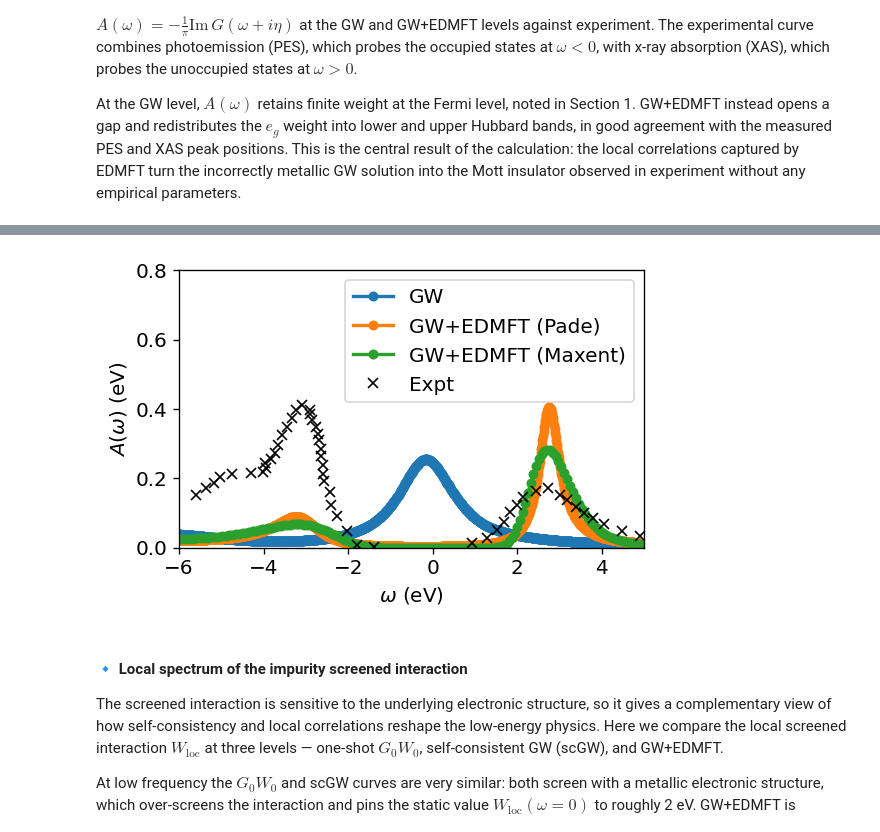
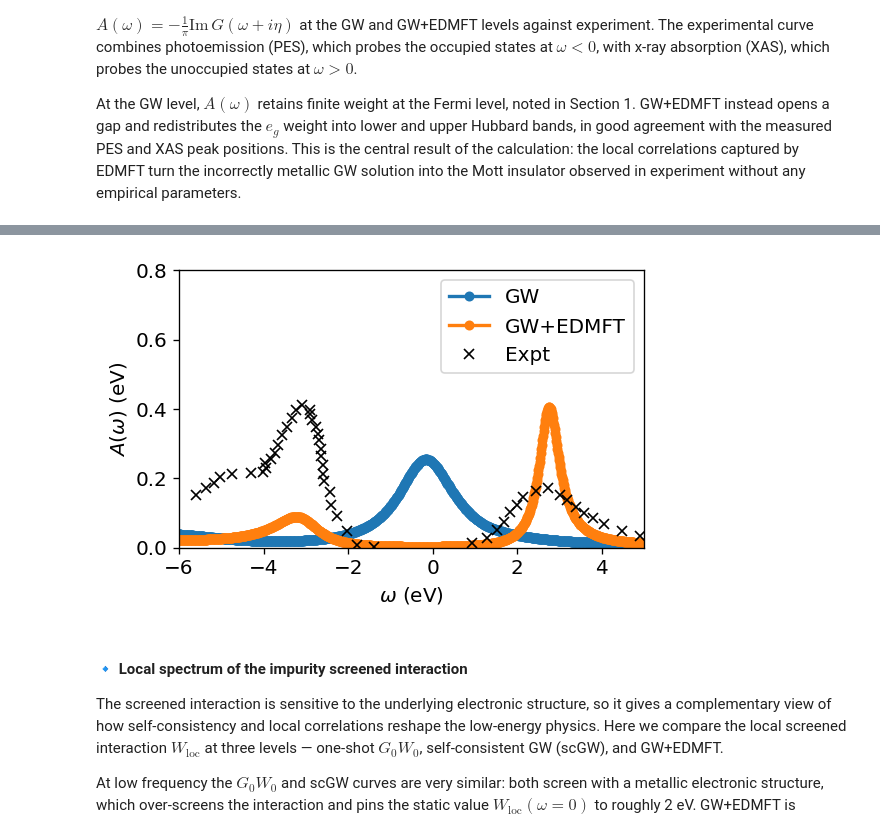
Before and after one commit to AbInitioQHub/coqui-tutorial, a Jupyter notebook: quickstart/04_gw_edmft/04_gw_edmft.ipynb, the cells around one changed output, grey strips where cells are left out. Saved outputs shown, nothing was run; the diff lists cells and outputs as text; code cells hidden in the pictures.

```diff
--- a/quickstart/04_gw_edmft/04_gw_edmft.ipynb
+++ b/quickstart/04_gw_edmft/04_gw_edmft.ipynb
@@ -624,27 +592,32 @@ Calculating off-diagonal elements using default model from diagonal solution
 # %%
+# Extract Gloc from G0W0 and Gimp from GW+EDMFT, and then perform AC to real-frequency axis.
+Gloc_iw_gw = iaft.tau_to_w(imp_inputs["Gloc_t"][0], stats='fermion')
+Gimp_iw = imp_results["G_iw_data"][0]
+
+Gw_gw, w_mesh = coqui.post_proc.pade(Gloc_iw_gw, iaft, stats='fermion', wmin=-0.3, wmax=0.20, Nw=1000, Nfit=100, eta=0.005)
+Gw, w_mesh = coqui.post_proc.pade(Gimp_iw, iaft, stats='fermion', wmin=-0.3, wmax=0.20, Nw=1000, Nfit=100, eta=0.005)
+
 # extract spectroscopy experimental data
 tot_pes = np.load("coqui_chkpts/expt/nio_pes.npy")
 tot_xas = np.load("coqui_chkpts/expt/nio_xas.npy")
 
 fig, ax = plt.subplots(1, figsize=(5,3), dpi=120)
 ax.plot(w_mesh.real * Hartree_eV, -Gw_gw[:,0,0].imag / (np.pi * Hartree_eV),
         linewidth=2, marker='o', markersize=5, label='GW')
 ax.plot(w_mesh.real * Hartree_eV, -Gw[:,0,0].imag / (np.pi * Hartree_eV),
-        linewidth=2, marker='o', markersize=5, label='GW+EDMFT (Pade)')
-ax.plot(maxent_results.omega*Hartree_eV, A / Hartree_eV,
-        linewidth=2, marker='o', markersize=5, label='GW+EDMFT (Maxent)')
+        linewidth=2, marker='o', markersize=5, label='GW+EDMFT')
 ax.plot(tot_pes[:,0], tot_pes[:,1], color='black', marker='x', linestyle='', label='Expt')
 ax.plot(tot_xas[:,0], tot_xas[:,1], color='black', marker='x', linestyle='')
 
 ax.set_xlim(-6.0, 5.0)
 ax.set_ylim(0, 0.8)
 ax.tick_params(axis='both', which='major', labelsize=12)
 ax.set_xlabel('$\omega$ (eV)', fontsize=12)
 ax.set_ylabel('$A(\omega)$ (eV)', fontsize=12)
 ax.legend(fontsize=12)
 plt.show()
 # %% [output]
-[figure, old version]
+[figure, new version]
 # %% [markdown]
 #### 🔹 Local spectrum of the impurity screened interaction
 
```
Also changed, not shown: parts of 2 cells of this notebook, 1 other file.
